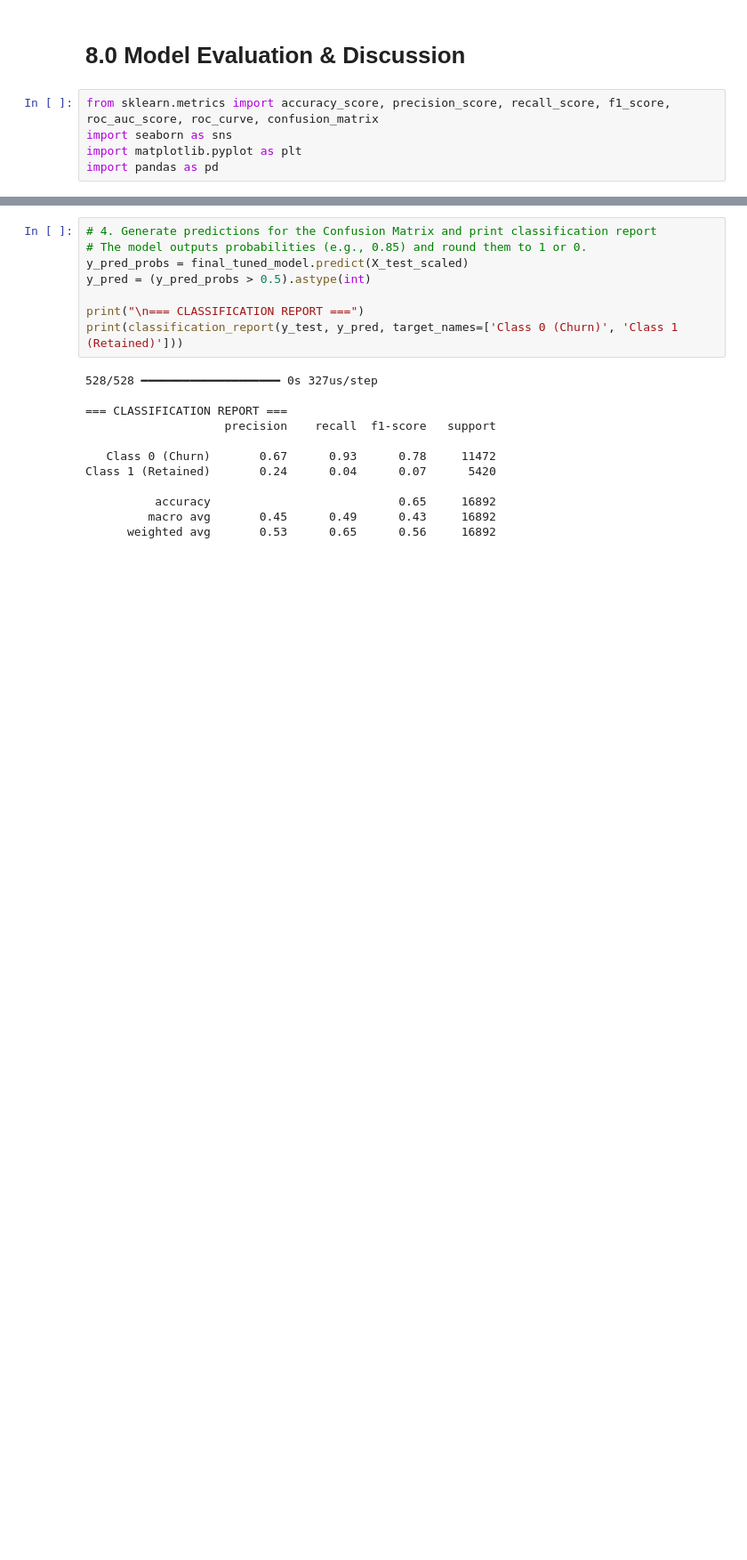
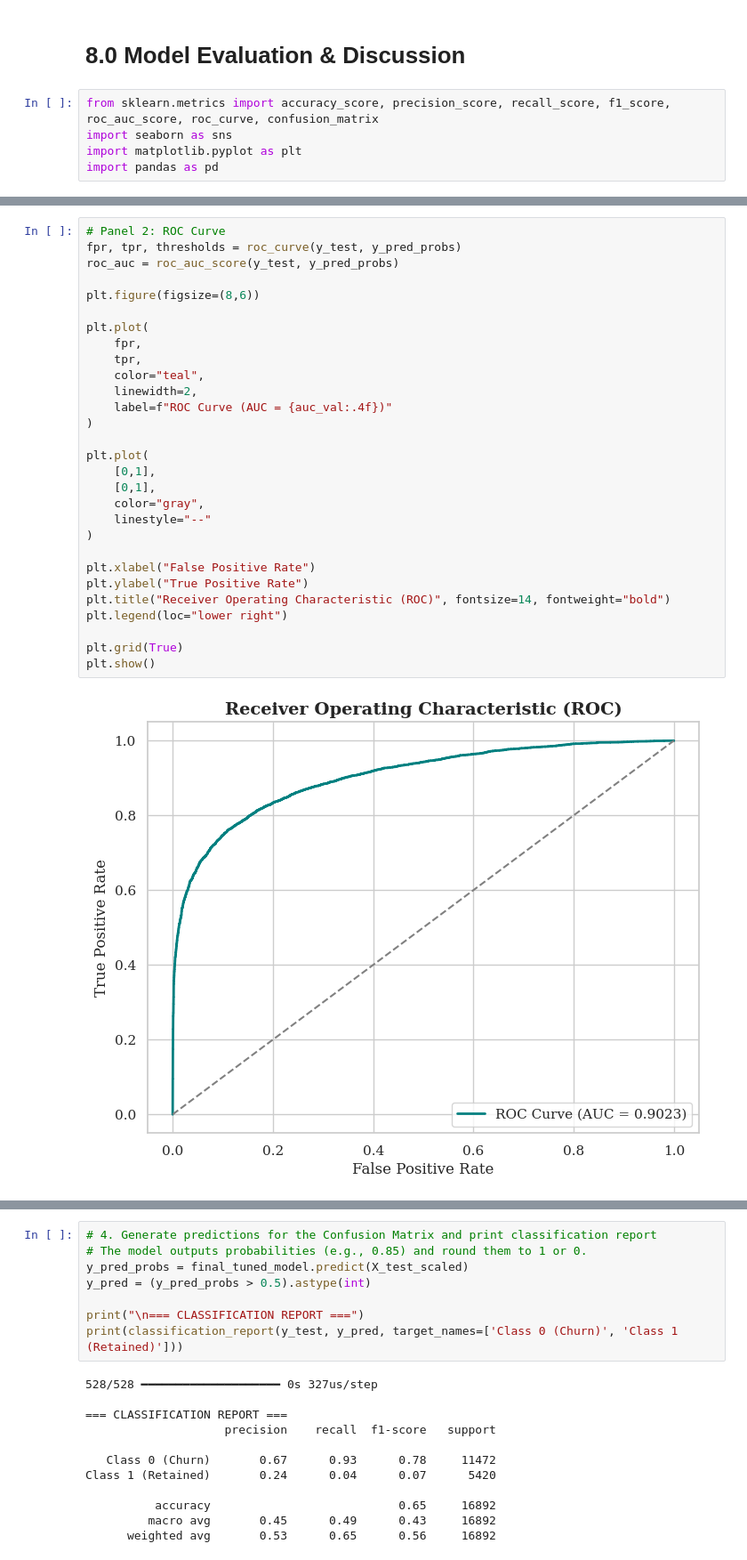
Before and after one commit to KhooLayHan/odl-project, a Jupyter notebook: main.ipynb, the cells around one changed output, grey strips where cells are left out. Shown at 89% size. Cells and saved outputs as stored; diff of their text form; blank space fills up the shorter version.

```diff
--- a/main.ipynb
+++ b/main.ipynb
@@ -882,0 +1087,31 @@ Test AUC:      0.4391
+# %%
+# Panel 2: ROC Curve
+fpr, tpr, thresholds = roc_curve(y_test, y_pred_probs)
+roc_auc = roc_auc_score(y_test, y_pred_probs)
+
+plt.figure(figsize=(8,6))
+
+plt.plot(
+    fpr,
+    tpr,
+    color="teal",
+    linewidth=2,
+    label=f"ROC Curve (AUC = {auc_val:.4f})"
+)
+
+plt.plot(
+    [0,1],
+    [0,1],
+    color="gray",
+    linestyle="--"
+)
+
+plt.xlabel("False Positive Rate")
+plt.ylabel("True Positive Rate")
+plt.title("Receiver Operating Characteristic (ROC)", fontsize=14, fontweight="bold")
+plt.legend(loc="lower right")
+
+plt.grid(True)
+plt.show()
+# %% [output]
+[figure, added]
```
Also changed, not shown: parts of 23 cells of this notebook, 41 other files.
